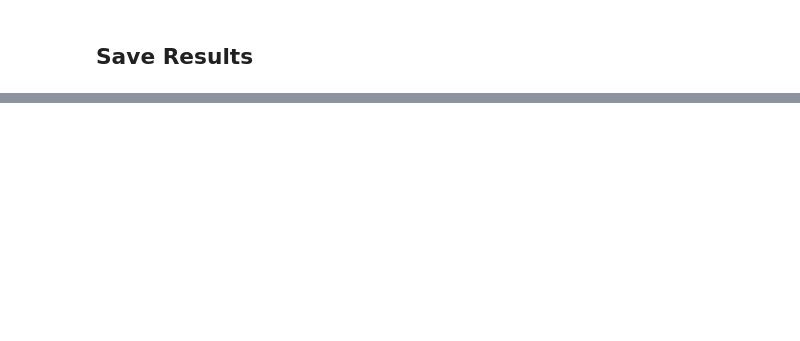
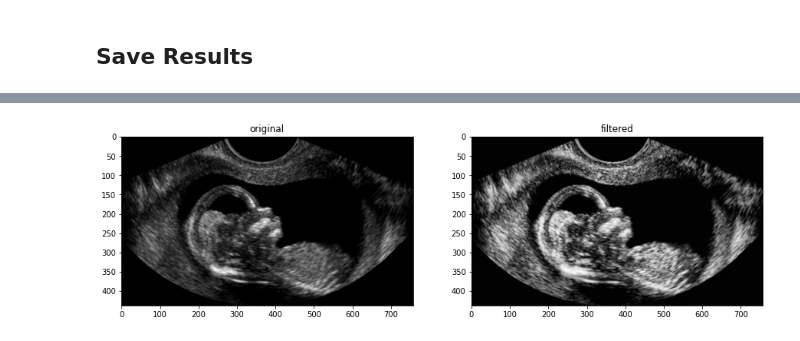
Before and after one commit to Tobias-Fechner/yr5-digital-image-processing, a Jupyter notebook: TF02-histogram-exploration.ipynb, the cells around one changed output, grey strips where cells are left out. Saved outputs shown, nothing was run; the diff lists cells and outputs as text; code cells hidden in the pictures; blank space fills up the shorter version.

```diff
--- a/TF02-histogram-exploration.ipynb
+++ b/TF02-histogram-exploration.ipynb
@@ -51,0 +70,4 @@ print("Saved filtered image to... \n{}\n\n".format(root+'filtered_image.png'))
+# %%
+third_party_filters.CLAHE(handler.FOETUS_PATH_ORIGINAL)
+# %% [output]
+[figure, added]
```
Also changed, not shown: parts of 10 cells of this notebook, 2 other files.
